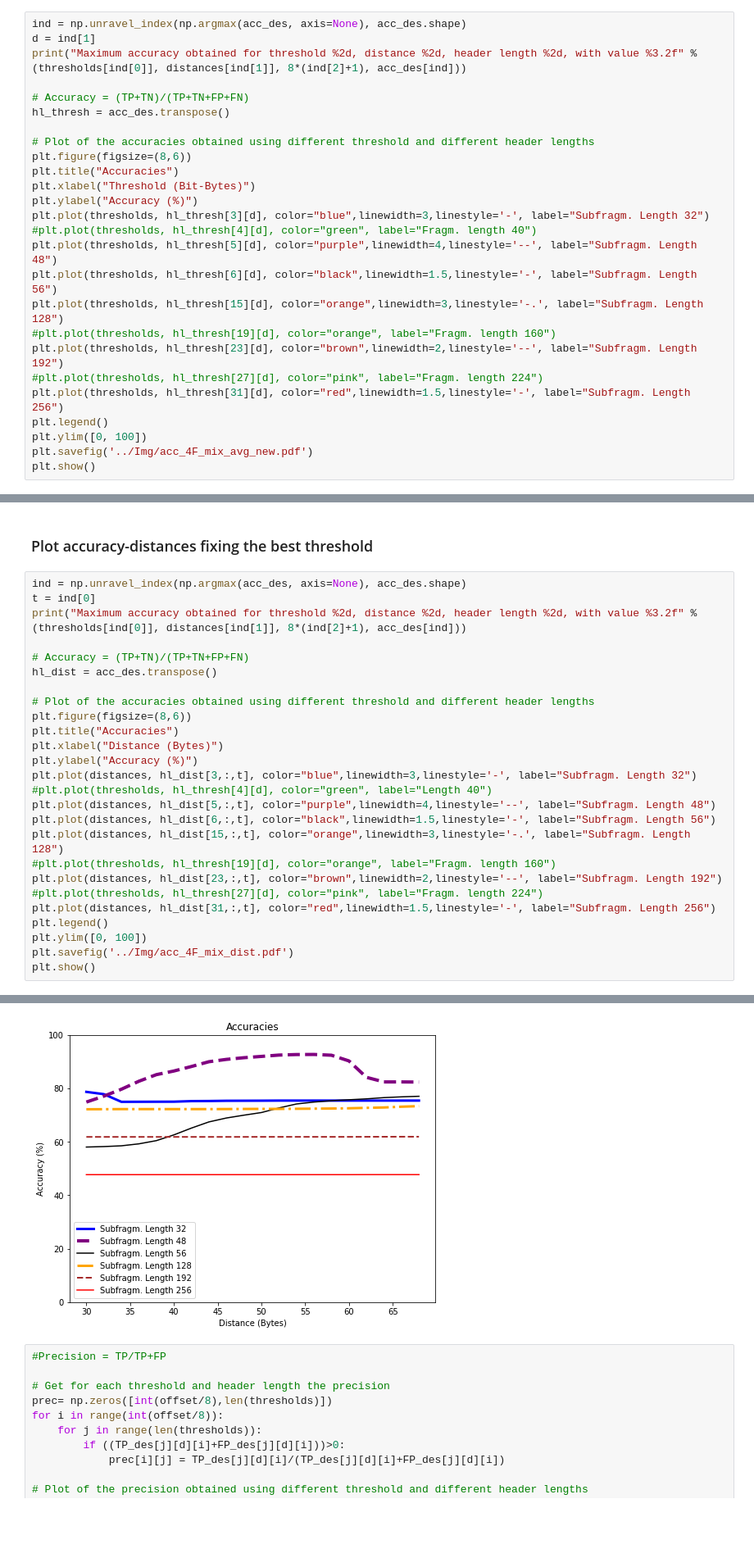
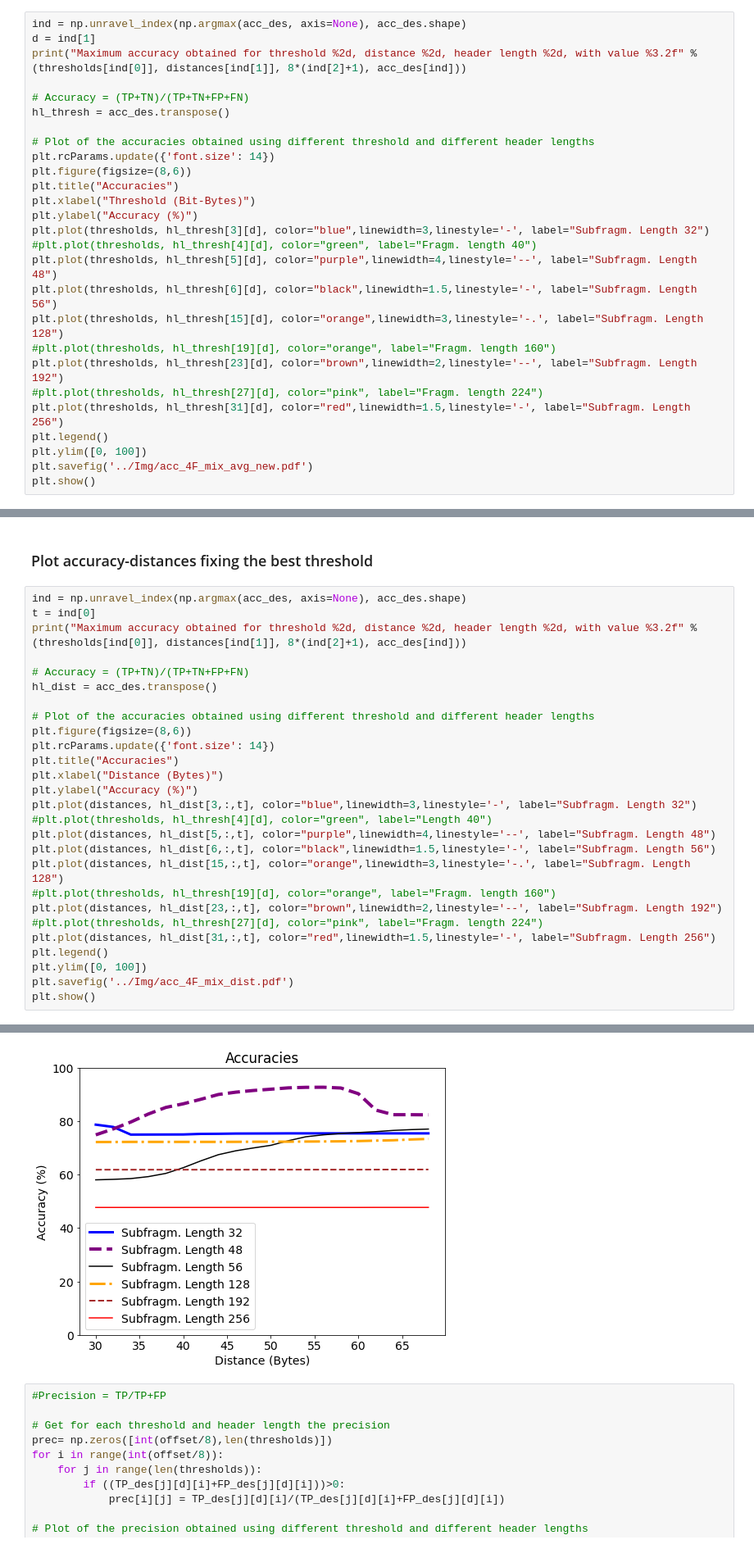
Before and after one commit to gomitolof/DAA-for-Ransomware-detection, a Jupyter notebook: models_mix/4F_mix_avg.ipynb, the cells around one changed output, grey strips where cells are left out. Shown at 82% size. Saved outputs shown, nothing was run; the diff lists cells and outputs as text; blank space fills up the shorter version.

```diff
--- a/models_mix/4F_mix_avg.ipynb
+++ b/models_mix/4F_mix_avg.ipynb
@@ -298,6 +298,7 @@ print("Maximum accuracy obtained for threshold %2d, distance %2d, header length
 hl_thresh = acc_des.transpose()
 
 # Plot of the accuracies obtained using different threshold and different header lengths
+plt.rcParams.update({'font.size': 14})
 plt.figure(figsize=(8,6))
 plt.title("Accuracies")
 plt.xlabel("Threshold (Bit-Bytes)")
@@ -323,32 +324,33 @@ Maximum accuracy obtained for threshold 14, distance 56, header length 48, with
 # %%
 ind = np.unravel_index(np.argmax(acc_des, axis=None), acc_des.shape)
 t = ind[0]
 print("Maximum accuracy obtained for threshold %2d, distance %2d, header length %2d, with value %3.2f" % (thresholds[ind[0]], distances[ind[1]], 8*(ind[2]+1), acc_des[ind]))
 
 # Accuracy = (TP+TN)/(TP+TN+FP+FN)
 hl_dist = acc_des.transpose()
 
 # Plot of the accuracies obtained using different threshold and different header lengths
 plt.figure(figsize=(8,6))
+plt.rcParams.update({'font.size': 14})
 plt.title("Accuracies")
 plt.xlabel("Distance (Bytes)")
 plt.ylabel("Accuracy (%)")
 plt.plot(distances, hl_dist[3,:,t], color="blue",linewidth=3,linestyle='-', label="Subfragm. Length 32")
 #plt.plot(thresholds, hl_thresh[4][d], color="green", label="Length 40")
 plt.plot(distances, hl_dist[5,:,t], color="purple",linewidth=4,linestyle='--', label="Subfragm. Length 48")
 plt.plot(distances, hl_dist[6,:,t], color="black",linewidth=1.5,linestyle='-', label="Subfragm. Length 56")
 plt.plot(distances, hl_dist[15,:,t], color="orange",linewidth=3,linestyle='-.', label="Subfragm. Length 128")
 #plt.plot(thresholds, hl_thresh[19][d], color="orange", label="Fragm. length 160")
 plt.plot(distances, hl_dist[23,:,t], color="brown",linewidth=2,linestyle='--', label="Subfragm. Length 192")
 #plt.plot(thresholds, hl_thresh[27][d], color="pink", label="Fragm. length 224")
 plt.plot(distances, hl_dist[31,:,t], color="red",linewidth=1.5,linestyle='-', label="Subfragm. Length 256")
 plt.legend()
 plt.ylim([0, 100])
 plt.savefig('../Img/acc_4F_mix_dist.pdf')
 plt.show()
 # %% [output]
 Maximum accuracy obtained for threshold 14, distance 56, header length 48, with value 92.66
-[figure, old version]
+[figure, new version]
 # %%
 #Precision = TP/TP+FP
 
```
Also changed, not shown: parts of 1 cell of this notebook, 9 other files.
